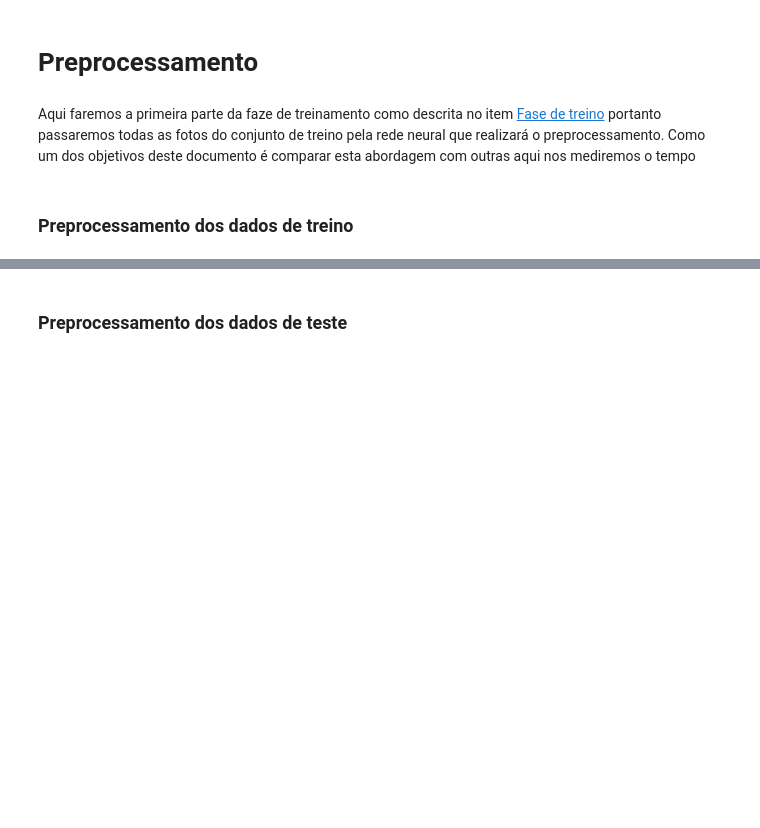
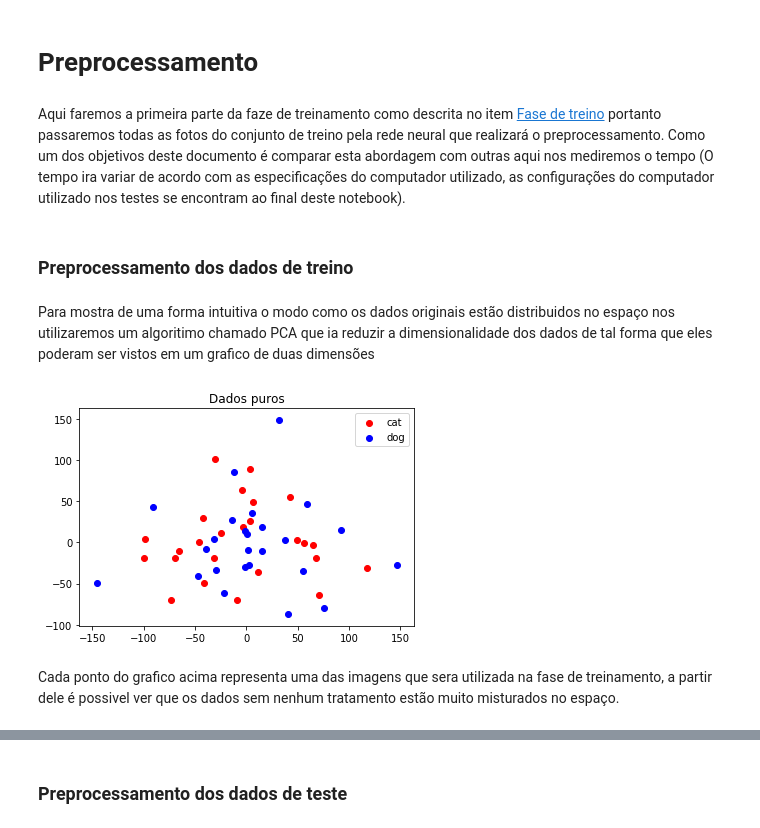
Before and after one commit to Lucasfrota/DeepKnn, a Jupyter notebook: DeepKnn - pt.ipynb, the cells around one changed output, grey strips where cells are left out. Saved outputs shown, nothing was run; the diff lists cells and outputs as text; code cells hidden in the pictures; blank space fills up the shorter version.

```diff
--- a/DeepKnn - pt.ipynb
+++ b/DeepKnn - pt.ipynb
@@ -38,0 +55,16 @@ Using TensorFlow backend.
+# %%
+def plot_2d_representation(df, title):
+    plt.scatter(df.x[df.label == "cat"],
+                df.y[df.label == "cat"],
+                c="r",
+                label="cat")
+
+
+    plt.scatter(df.x[df.label == "dog"],
+                df.y[df.label == "dog"],
+                c="b",
+                label="dog")
+
+    plt.title(title)
+    plt.legend()
+    plt.show()
@@ -39,3 +73,7 @@ Using TensorFlow backend.
+# %%
+batch_size = 16
+img_width, img_height = 299, 299
+pca = PCA(n_components=2)
 # %% [markdown]
 # Coleta e tratamento de dados
 
@@ -52,13 +90,13 @@ Os dados seram divididos em dois grupos, treino e teste, partindo do presuposto
 datagen = ImageDataGenerator(rescale=1./255)
 
 short_train = datagen.flow_from_directory('./short_train',
-                                          target_size=(299, 299),
+                                          target_size=(img_width, img_height),
                                           batch_size=50,
                                           class_mode='categorical')
 # %% [output]
 Found 50 images belonging to 2 classes.
 # %%
-X_train, y_train = next(short_train)
+X_train, raw_y_train = next(short_train)
 # %% [markdown]
 ### Dados de teste
 # %%
@@ -86,9 +124,22 @@ deep_featuring_model = Model(inputs=base_model.input,
 # %% [markdown]
 # Preprocessamento
 # %% [markdown]
-Aqui faremos a primeira parte da faze de treinamento como descrita no item [Fase de treino](#Fase-de-treino) portanto passaremos todas as fotos do conjunto de treino pela rede neural que realizará o preprocessamento. Como um dos objetivos deste documento é comparar esta abordagem com outras aqui nos mediremos o tempo
+Aqui faremos a primeira parte da faze de treinamento como descrita no item [Fase de treino](#Fase-de-treino) portanto passaremos todas as fotos do conjunto de treino pela rede neural que realizará o preprocessamento. Como um dos objetivos deste documento é comparar esta abordagem com outras aqui nos mediremos o tempo (O tempo ira variar de acordo com as especificações do computador utilizado, as configurações do computador utilizado nos testes se encontram ao final deste notebook).
 # %% [markdown]
 ### Preprocessamento dos dados de treino
+# %% [markdown]
+Para mostra de uma forma intuitiva o modo como os dados originais estão distribuidos no espaço nos utilizaremos um algoritimo chamado PCA que ia reduzir a dimensionalidade dos dados de tal forma que eles poderam ser vistos em um grafico de duas dimensões
+# %%
+original_data = pca.fit_transform(X_train.reshape((50, 268203))).T
+original_data_df = pd.DataFrame(data={"x":original_data[0],
+                                      "y":original_data[1],
+                                      "label":y_train})
+
+plot_2d_representation(original_data_df, "Dados puros")
+# %% [output]
+[figure, added]
+# %% [markdown]
+Cada ponto do grafico acima representa uma das imagens que sera utilizada na fase de treinamento, a partir dele é possivel ver que os dados sem nenhum tratamento estão muito misturados no espaço.
 # %%
 %%time
 features = deep_featuring_model.predict(X_train)
```
Also changed, not shown: parts of 47 cells of this notebook.
